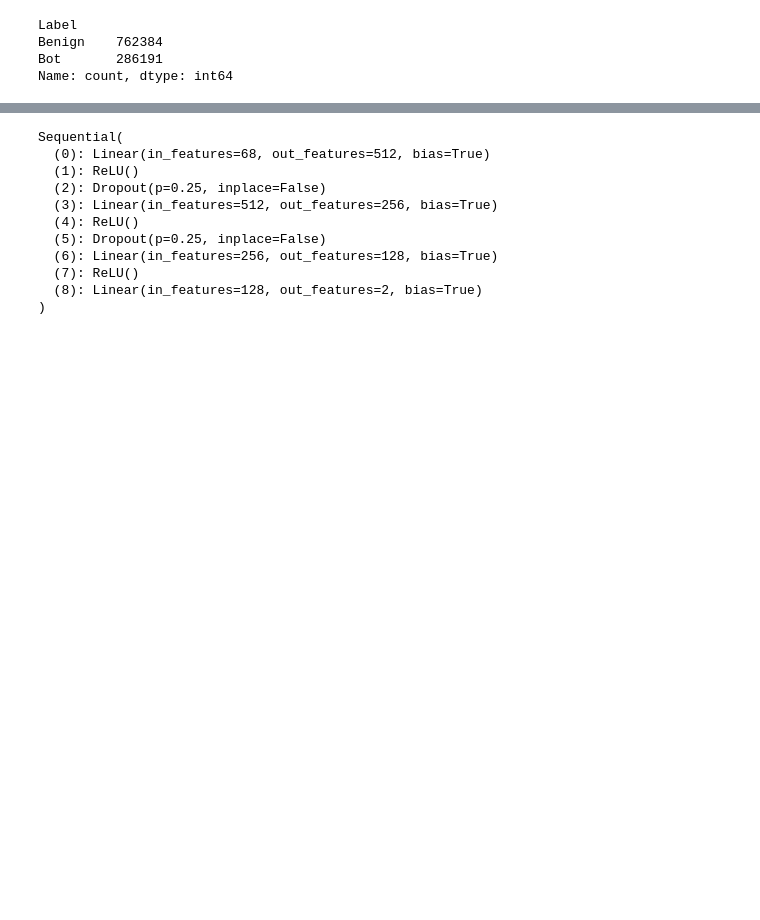
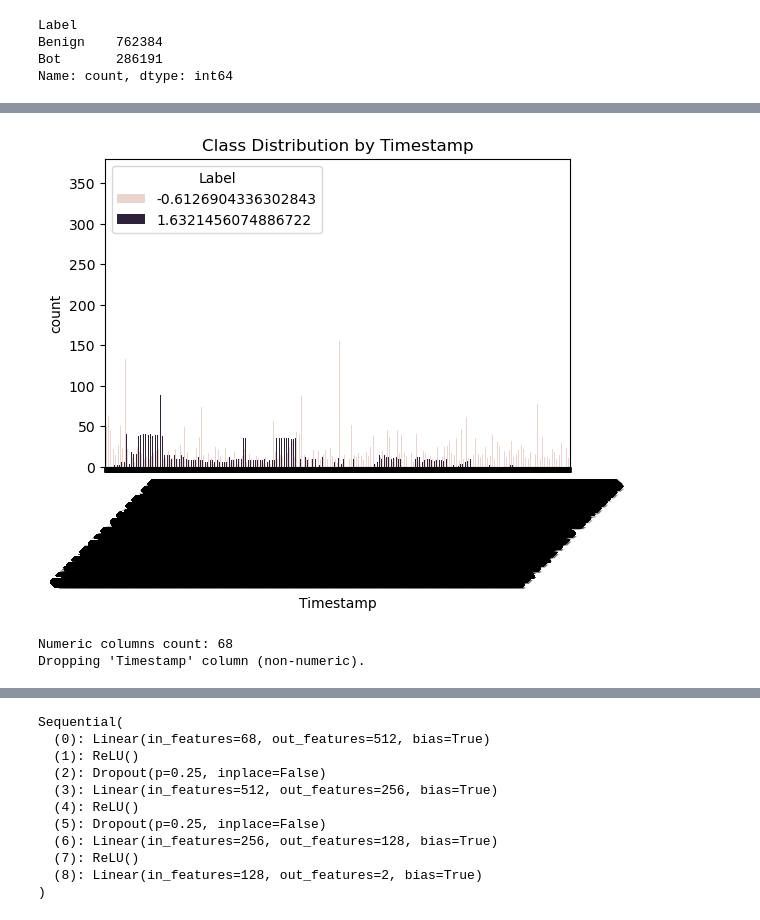
Before and after one commit to Nishchal-Panta/Cybersecurity_threat_detection, a Jupyter notebook: nn-cybersecurity_threat_detection.ipynb, the cells around one changed output, grey strips where cells are left out. Saved outputs shown, nothing was run; the diff lists cells and outputs as text; code cells hidden in the pictures; blank space fills up the shorter version.

```diff
--- a/nn-cybersecurity_threat_detection.ipynb
+++ b/nn-cybersecurity_threat_detection.ipynb
@@ -121,0 +189,10 @@ Name: count, dtype: int64
+# %%
+#Categorial feature distributions
+for c in cat_cols[:3]:
+    plt.figure(figsize=(6,4))
+    sns.countplot(data=df, x=c, hue='Label')
+    plt.title(f"Class Distribution by {c}")
+    plt.xticks(rotation=45)
+    plt.show()
+# %% [output]
+[figure, added]
@@ -133,3 +212,11 @@ numeric_cols = df.select_dtypes(include='number').columns
 df[numeric_cols] = df[numeric_cols].fillna(df[numeric_cols].median())
+# %%
+#Splitting the dataset into training and testing sets
+X = df.drop(columns=['Label'])
+y = df['Label']
+X_train, X_test, y_train, y_test = train_test_split(X, y, test_size=0.2, stratify=y, random_state=42)
+# %% [output]
+Numeric columns count: 68
+Dropping 'Timestamp' column (non-numeric).
 # %%
 #Encoding categorical features
```
Also changed, not shown: parts of 20 cells of this notebook.
